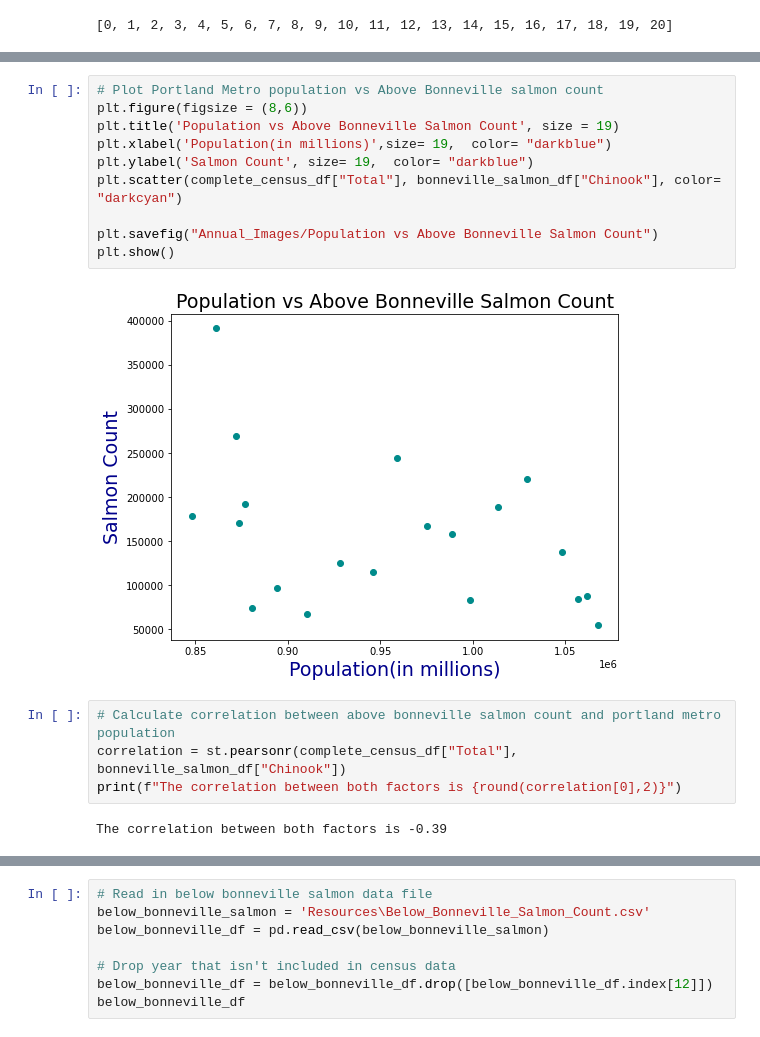
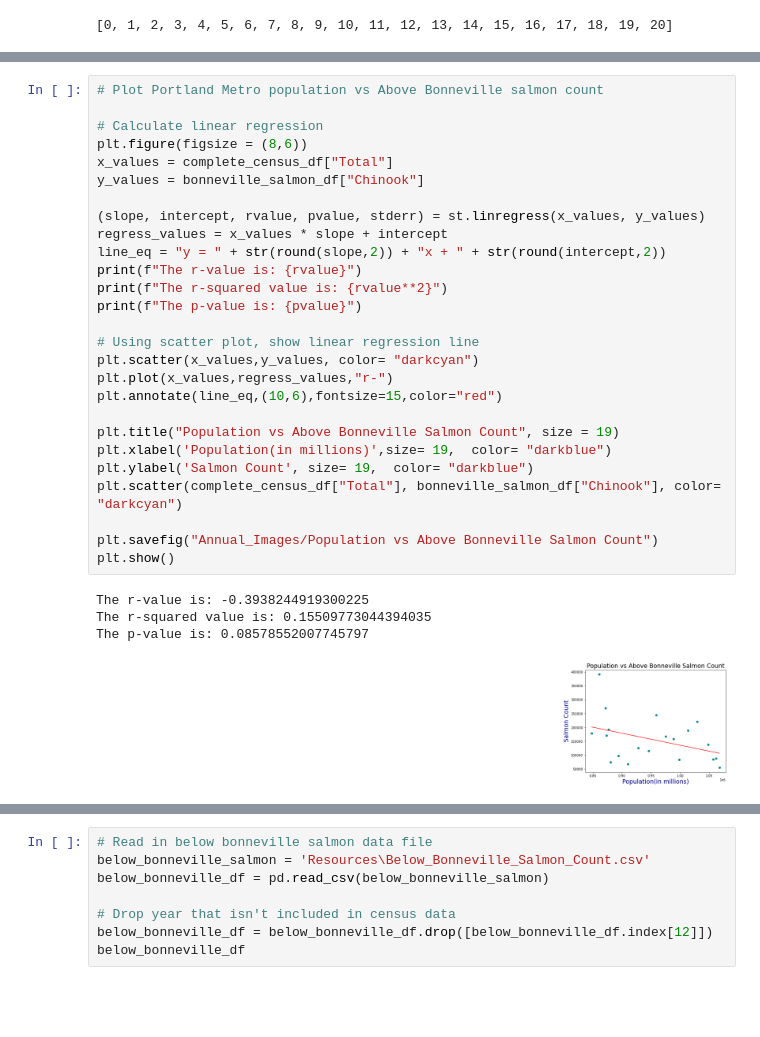
Before and after one commit to jayhjman/bootcamp-project1, a Jupyter notebook: Population_data.ipynb, the cells around one changed output, grey strips where cells are left out. Saved outputs shown, nothing was run; the diff lists cells and outputs as text; blank space fills up the shorter version.

Commit message:
added plots to merged notebook

```diff
--- a/Population_data.ipynb
+++ b/Population_data.ipynb
@@ -354,18 +359,32 @@ bonneville_salmon_df = bonneville_salmon_df.drop([bonneville_salmon_df.index[20]
 # %%
 # Plot Portland Metro population vs Above Bonneville salmon count
+
+# Calculate linear regression
 plt.figure(figsize = (8,6))
-plt.title('Population vs Above Bonneville Salmon Count', size = 19)
+x_values = complete_census_df["Total"]
+y_values = bonneville_salmon_df["Chinook"]
+
+(slope, intercept, rvalue, pvalue, stderr) = st.linregress(x_values, y_values)
+regress_values = x_values * slope + intercept
+line_eq = "y = " + str(round(slope,2)) + "x + " + str(round(intercept,2))
+print(f"The r-value is: {rvalue}")
+print(f"The r-squared value is: {rvalue**2}")
+print(f"The p-value is: {pvalue}")
+
+# Using scatter plot, show linear regression line
+plt.scatter(x_values,y_values, color= "darkcyan")
+plt.plot(x_values,regress_values,"r-")
+plt.annotate(line_eq,(10,6),fontsize=15,color="red")
+
+plt.title("Population vs Above Bonneville Salmon Count", size = 19)
 plt.xlabel('Population(in millions)',size= 19,  color= "darkblue")
 plt.ylabel('Salmon Count', size= 19,  color= "darkblue")
 plt.scatter(complete_census_df["Total"], bonneville_salmon_df["Chinook"], color= "darkcyan")
 
 plt.savefig("Annual_Images/Population vs Above Bonneville Salmon Count")
 plt.show()
 # %% [output]
+The r-value is: -0.3938244919300225
+The r-squared value is: 0.15509773044394035
+The p-value is: 0.08578552007745797
-[figure, old version]
+[figure, new version]
-# %%
-# Calculate correlation between above bonneville salmon count and portland metro population
-correlation = st.pearsonr(complete_census_df["Total"], bonneville_salmon_df["Chinook"])
-print(f"The correlation between both factors is {round(correlation[0],2)}")
-# %% [output]
-The correlation between both factors is -0.39
```
Also changed, not shown: parts of 11 cells of this notebook, 8 other files.
